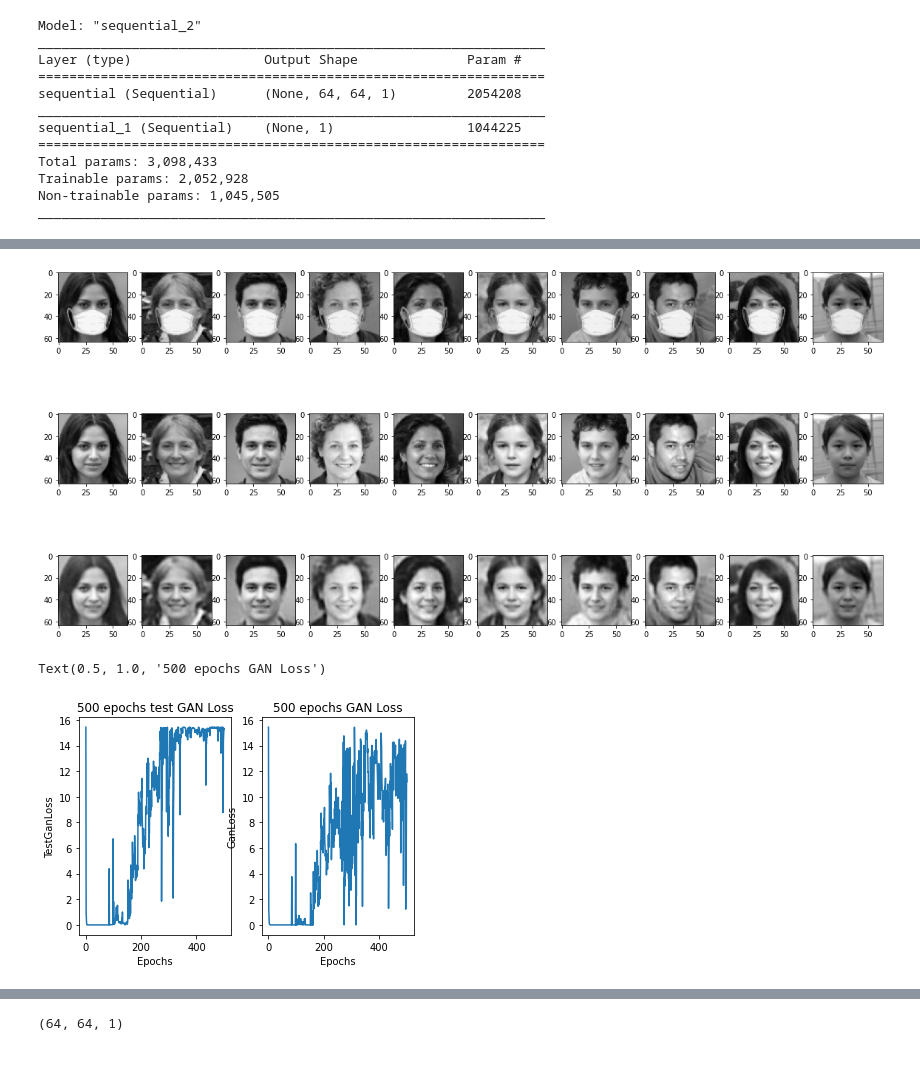
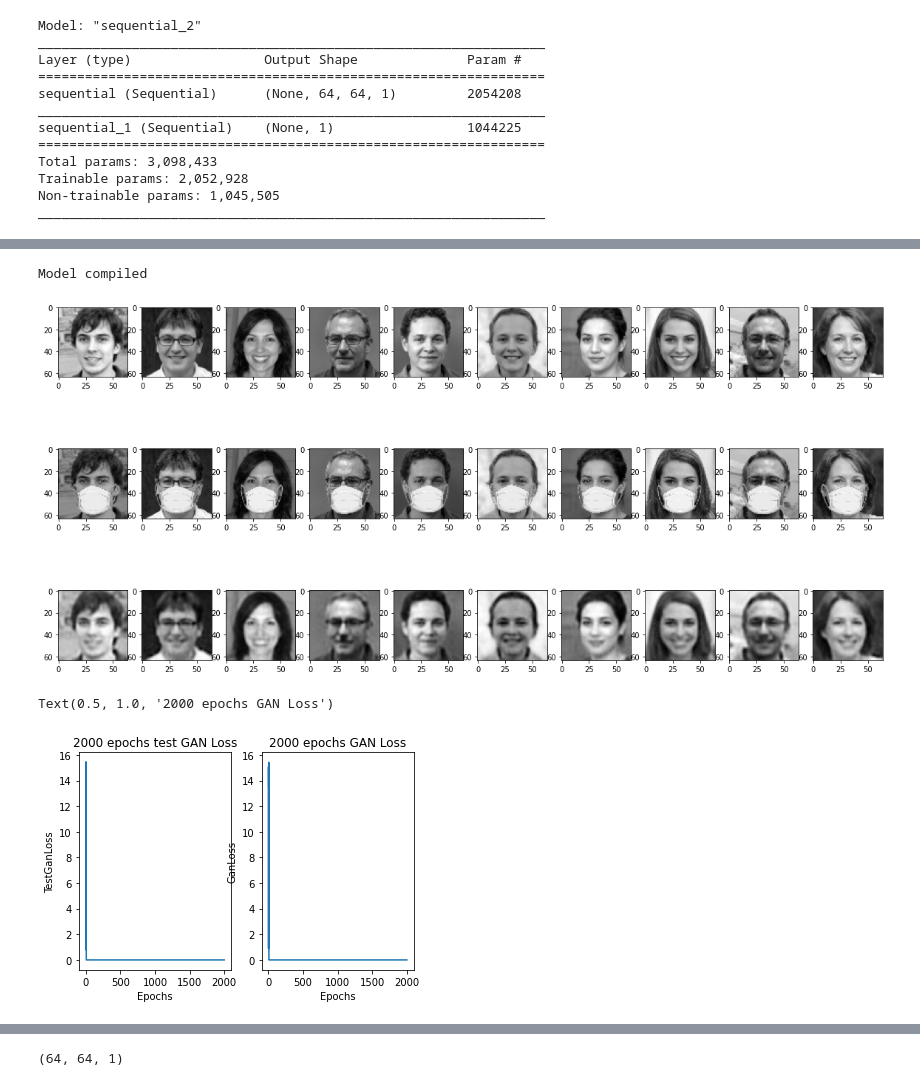
Before and after one commit to vijayakashtharu/Final-year-project, a Jupyter notebook: face-completion-and-super-resolution-of-occluded_with_celebA-i.ipynb, the cells around one changed output, grey strips where cells are left out. Drawn from its saved outputs; the diff is of its cells as text; code cells hidden in the pictures.

```diff
--- a/face-completion-and-super-resolution-of-occluded_with_celebA-i.ipynb
+++ b/face-completion-and-super-resolution-of-occluded_with_celebA-i.ipynb
@@ -523 +474,10 @@ with open(filename, 'w', newline='') as csvfile:
+# %%
+with open('/kaggle/working/model.json', 'r') as json_file:
+    json_savedModel= json_file.read()
+    generator = tf.keras.models.model_from_json(json_savedModel)
+    generator.load_weights('/kaggle/input/weight/250_wg_12-07-12_42.h5')
+    generator.compile(loss="mean_squared_error", optimizer = Adam(lr=0.00002))
+print("Model compiled")
+# %% [output]
+Model compiled
 # %%
@@ -541,8 +501,8 @@ gan.load_weights(os.path.join(model_path,"{0}_wgan_12-07-12_42.h5".format(epoch)
 import datetime
 plot_path = "./"
 
-a = 6950
-b = 6960
+a = 8690
+b = 8700
 pred=generator.predict(x[a:b])
 
 fig = plt.figure(figsize = (20,10))
@@ -563,27 +523,28 @@ for ctr in range(10):
 
 plt.savefig(os.path.join(plot_path,str(datetime.datetime.now().strftime('%m-%d-%H:%M'))))
 # %% [output]
-[figure, old version]
+[figure, new version]
 # %%
 import pandas as pd
 from matplotlib import pyplot as plt
 
 figure, axis = plt.subplots(1, 2)
 
 columns = ["Epochs", "TestGanLoss"]
 columns1 = ["Epochs", "GanLoss"]
 
+file = "/kaggle/input/loss-6050/2000 epochs loss.csv"
 
-df = pd.read_csv('/kaggle/input/loss-6050/500 epochs loss.csv', usecols=columns)
+df = pd.read_csv(file , usecols=columns)
 axis[0].plot(df.Epochs, df.TestGanLoss)
 axis.flat[0].set(xlabel = 'Epochs' , ylabel = 'TestGanLoss')
-axis[0].set_title('500 epochs test GAN Loss')
+axis[0].set_title('2000 epochs test GAN Loss')
 
-df1 = pd.read_csv('/kaggle/input/loss-6050/500 epochs loss.csv', usecols=columns1)
+df1 = pd.read_csv(file, usecols=columns1)
 axis[1].plot(df1.Epochs, df1.GanLoss)
 axis.flat[1].set(xlabel = 'Epochs' , ylabel = 'GanLoss')
 
-axis[1].set_title('500 epochs GAN Loss')
+axis[1].set_title('2000 epochs GAN Loss')
 # %% [output]
-Text(0.5, 1.0, '500 epochs GAN Loss')
+Text(0.5, 1.0, '2000 epochs GAN Loss')
-[figure, old version]
+[figure, new version]
```
Also changed, not shown: parts of 25 cells of this notebook.
